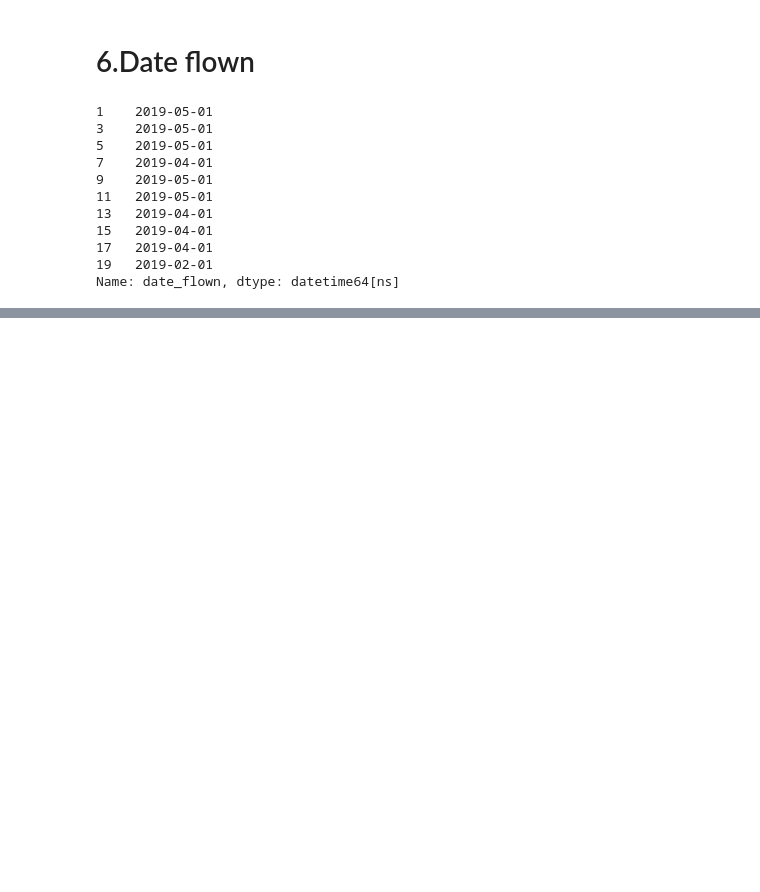
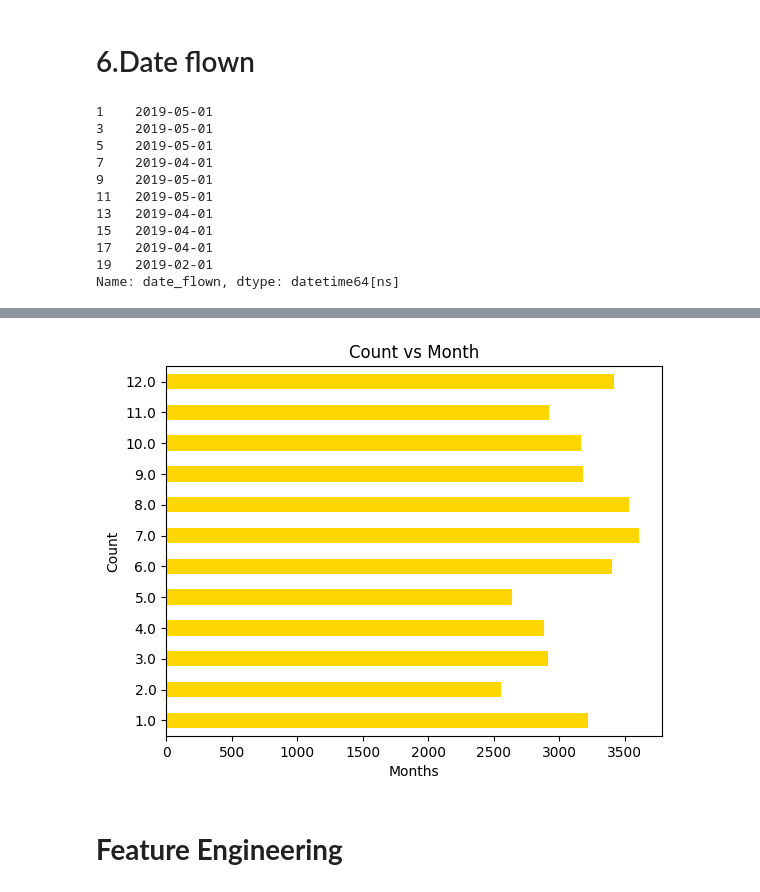
Before and after one commit to Tilak46-R/Airline-Referral-capstone-project-Classification, a Jupyter notebook: Airline_Referral_capstone_project_Classification.ipynb, the cells around one changed output, grey strips where cells are left out. Cells and saved outputs as stored; diff of their text form; code cells hidden in the pictures; blank space fills up the shorter version.

```diff
--- a/Airline_Referral_capstone_project_Classification.ipynb
+++ b/Airline_Referral_capstone_project_Classification.ipynb
@@ -357,0 +368,11 @@ sns.countplot(month_wise, color = 'cyan')
+# %%
+month_wise.plot(kind = 'barh', color = 'gold')
+plt.xlabel("Months")
+plt.xticks(rotation = 0)
+plt.ylabel("Count")
+plt.title("Count vs Month")
+plt.show()
+# %% [output]
+[figure, added]
+# %% [markdown]
+# **Feature Engineering**
```
Also changed, not shown: parts of 9 cells of this notebook.
